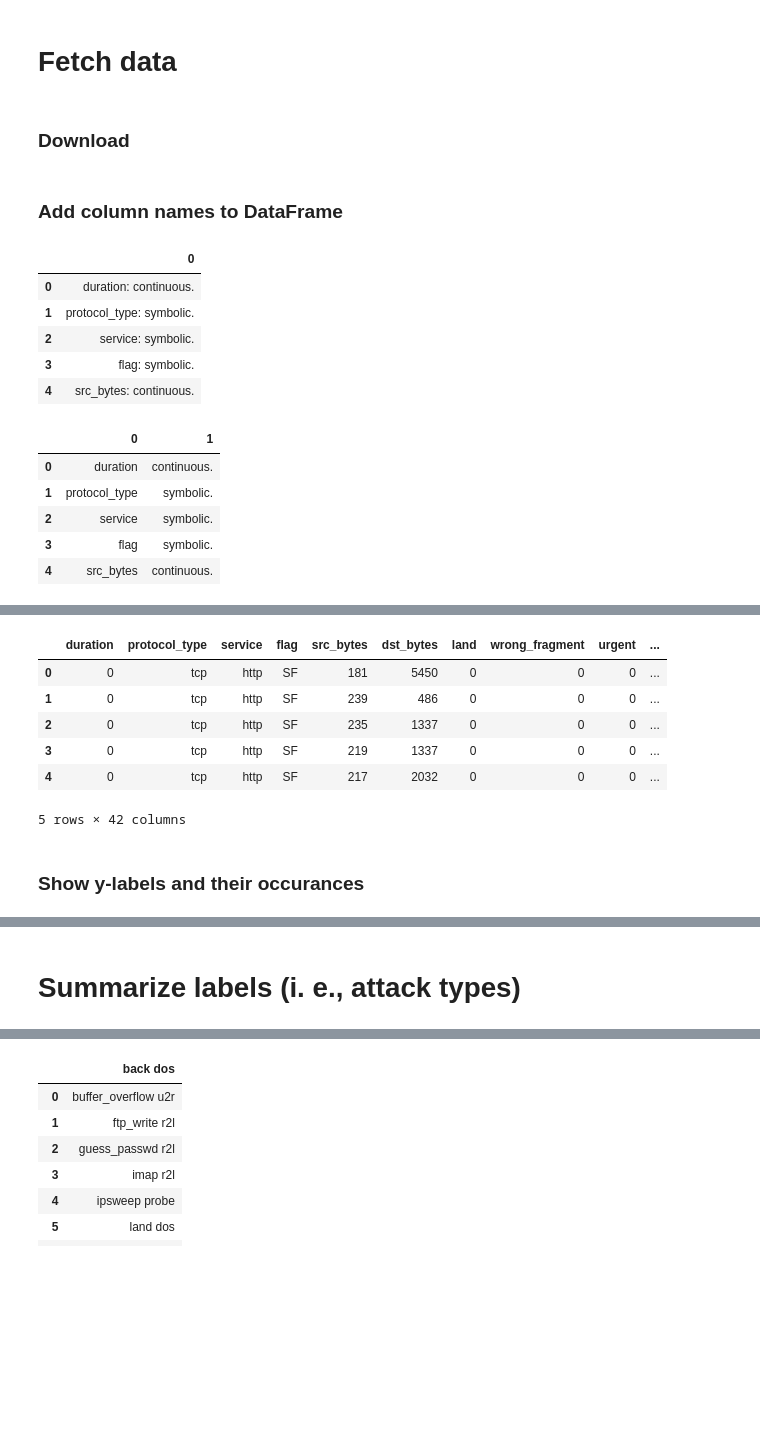
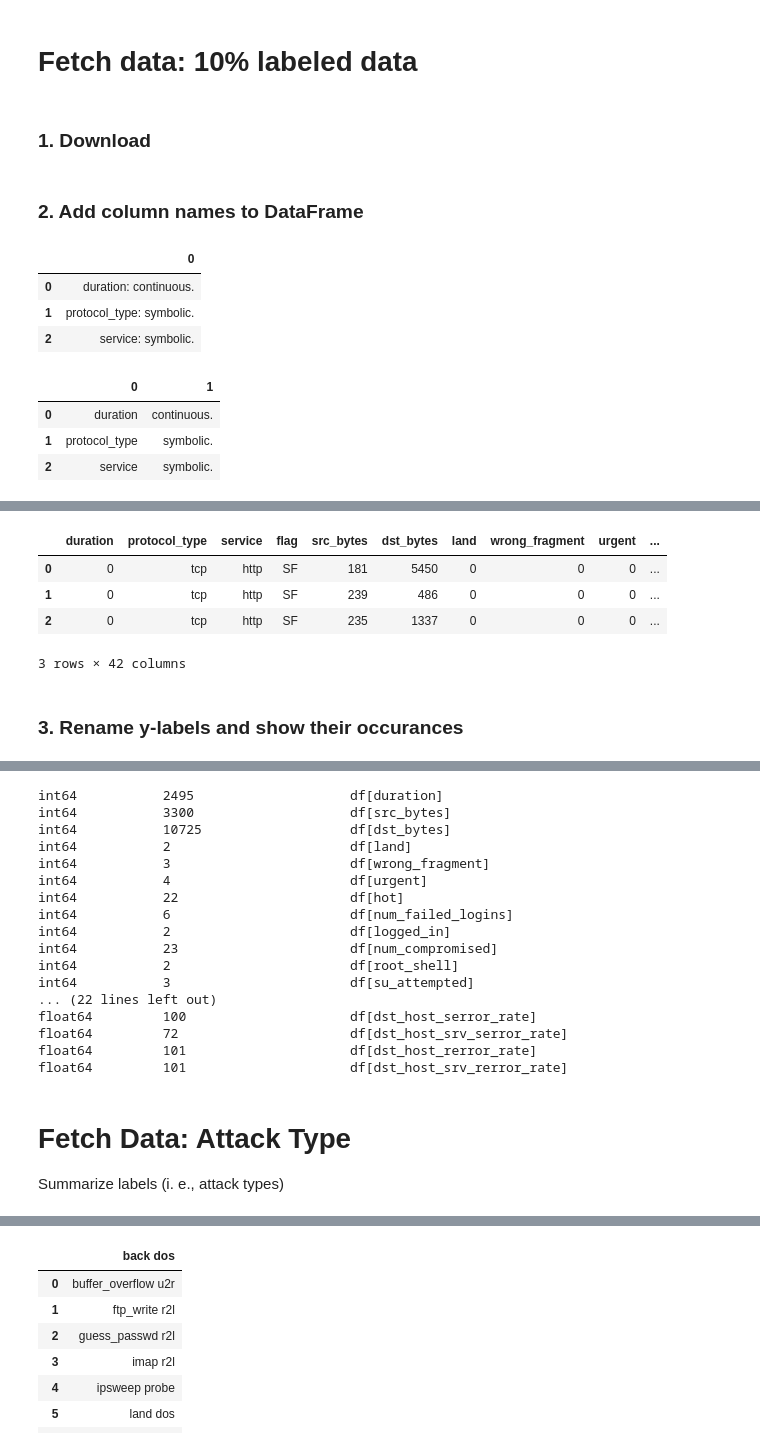
Before and after one commit to heuer-ja/uni23ss_VAE-anomaly-detection, a Jupyter notebook: code/data-analysis/kdd-1999-intrusion-dataset.ipynb, the cells around one changed output, grey strips where cells are left out. Cells and saved outputs as stored; diff of their text form; code cells hidden in the pictures; blank space fills up the shorter version.

Commit message:
notebook for data preperation (loading, normalization, one-hot encoding) for kdd network intrusion dataset

```diff
--- a/code/data-analysis/kdd-1999-intrusion-dataset.ipynb
+++ b/code/data-analysis/kdd-1999-intrusion-dataset.ipynb
@@ -5,38 +7,34 @@ import matplotlib.pyplot as plt
 # %% [markdown]
-# Fetch data
+# Fetch data: 10% labeled data
 # %% [markdown]
-### Download
+### 1. Download
 # %%
 df = pd.read_csv('../../data/kddcup.data_10_percent.gz', header=None)
 cols = pd.read_csv('../../data/kddcup.names',header=None)
 # %% [markdown]
-### Add column names to DataFrame
+### 2. Add column names to DataFrame
 # %%
 if cols[0][0] == 'back':
     cols = cols.drop(cols.index[0])
     cols.reset_index(drop=True, inplace=True)
 
 cols = cols.dropna(axis=1)
-cols.head()
+cols.head(3)
 # %% [output]
 |  | 0 |
 | 0 | duration: continuous. |
 | 1 | protocol_type: symbolic. |
 | 2 | service: symbolic. |
-| 3 | flag: symbolic. |
-| 4 | src_bytes: continuous. |
 # %%
 # split merged column names (name:type --> name | type)
 cols[[0,1]] = cols[0].str.split(':',expand = True)
 
-cols.head()
+cols.head(3)
 # %% [output]
 |  | 0 | 1 |
 | 0 | duration | continuous. |
 | 1 | protocol_type | symbolic. |
 | 2 | service | symbolic. |
-| 3 | flag | symbolic. |
-| 4 | src_bytes | continuous. |
 # %%
 # add column names to DataFrame
 names = cols[0].tolist()
@@ -59,17 +57,15 @@ Index(['duration', 'protocol_type', 'service', 'flag', 'src_bytes',
        'dst_host_srv_rerror_rate', 'label'],
       dtype='object')
 # %%
-df.head()
+df.head(3)
 # %% [output]
 |  | duration | protocol_type | service | flag | src_bytes | dst_bytes | land | wrong_fragment | urgent | ... |
 | 0 | 0 | tcp | http | SF | 181 | 5450 | 0 | 0 | 0 | ... |
 | 1 | 0 | tcp | http | SF | 239 | 486 | 0 | 0 | 0 | ... |
 | 2 | 0 | tcp | http | SF | 235 | 1337 | 0 | 0 | 0 | ... |
-| 3 | 0 | tcp | http | SF | 219 | 1337 | 0 | 0 | 0 | ... |
-| 4 | 0 | tcp | http | SF | 217 | 2032 | 0 | 0 | 0 | ... |
-5 rows × 42 columns
+3 rows × 42 columns
 # %% [markdown]
-### Show y-labels and their occurances
+### 3. Rename y-labels and show their occurances
 # %%
 df['label'] = df['label'].str.replace('.', '', regex=False)
 df.groupby(['label']).size().sort_values()
@@ -91,6 +87,28 @@ normal              97278
 neptune            107201
 smurf              280790
 dtype: int64
+# %%
+for column in df.select_dtypes(include=[float, int]).columns:
+    print(f'{df[column].dtype}\t\t{len(df[column].unique())}\t\t\tdf[{column}]')
+# %% [output]
+int64           2495                    df[duration]
+int64           3300                    df[src_bytes]
+int64           10725                   df[dst_bytes]
+int64           2                       df[land]
+int64           3                       df[wrong_fragment]
+int64           4                       df[urgent]
+int64           22                      df[hot]
+int64           6                       df[num_failed_logins]
+int64           2                       df[logged_in]
+int64           23                      df[num_compromised]
+int64           2                       df[root_shell]
+int64           3                       df[su_attempted]
+... (22 lines left out)
+float64         100                     df[dst_host_serror_rate]
+float64         72                      df[dst_host_srv_serror_rate]
+float64         101                     df[dst_host_rerror_rate]
+float64         101                     df[dst_host_srv_rerror_rate]
 # %% [markdown]
-# Summarize labels (i. e., attack types)
+# Fetch Data: Attack Type
+Summarize labels (i. e., attack types)
 # %% [markdown]
```
Also changed, not shown: parts of 27 cells of this notebook, 2 other files.
